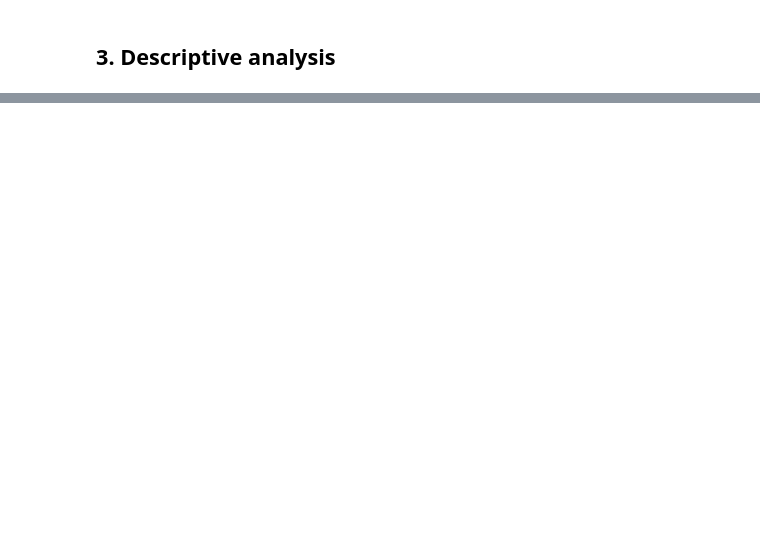
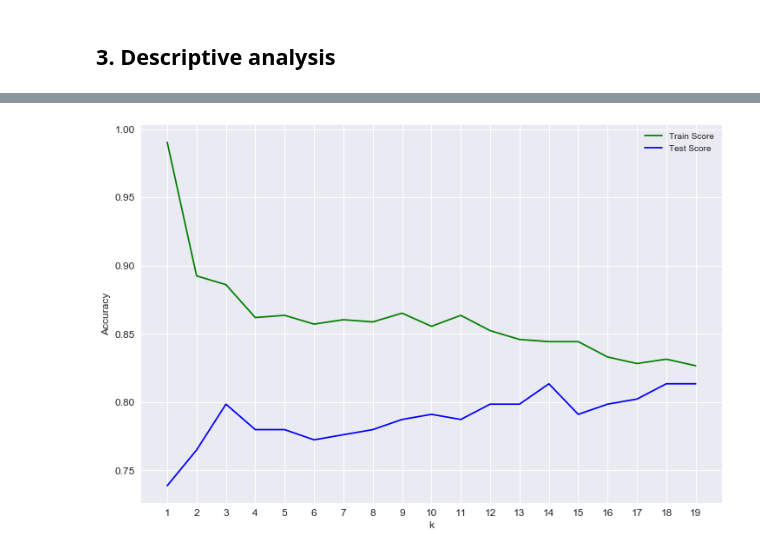
Before and after one commit to WilliamLiii/MachineLearningProject, a Jupyter notebook: Titanic/01_explore&clean.ipynb, the cells around one changed output, grey strips where cells are left out. Saved outputs shown, nothing was run; the diff lists cells and outputs as text; code cells hidden in the pictures; blank space fills up the shorter version.

```diff
--- a/Titanic/01_explore&clean.ipynb
+++ b/Titanic/01_explore&clean.ipynb
@@ -258,0 +227,4 @@ matplotlib.style.available
+# %%
+# convert data for calculation
+df_train = pd.get_dummies(raw_df_train, drop_first=True, columns=['Sex', 'Embarked', 'title'])
+df_test = pd.get_dummies(raw_df_test, drop_first=True, columns=['Sex', 'Embarked', 'title'])
@@ -258,0 +257,31 @@ matplotlib.style.available
+# %%
+# train test split with train_df for estimate purpose
+X = df_train.drop('Survived', axis=1)
+y = df_train['Survived']
+X_train, X_test, y_train, y_test = train_test_split(X, y, test_size=0.3, random_state=98)
+# %%
+# scale features
+scaler = MinMaxScaler()
+X_train_scaled = scaler.fit_transform(X_train)
+X_test_scaled = scaler.transform(X_test)
+# %%
+# warmup - knn classifier
+train_score_array = []
+test_score_array = []
+
+for k in range(1, 20):
+    knn = KNeighborsClassifier(n_neighbors=k)
+    knn.fit(X_train_scaled, y_train)
+    train_score_array.append(knn.score(X_train_scaled, y_train))
+    test_score_array.append(knn.score(X_test_scaled, y_test))
+
+x_axis = range(1, 20)
+plt.plot(x_axis, train_score_array, label='Train Score', c='g')
+plt.plot(x_axis, test_score_array, label='Test Score', c='b')
+plt.xlabel('k')
+plt.xticks(range(1,20))
+plt.ylabel('Accuracy')
+plt.legend()
+plt.show()
+# %% [output]
+[figure, added]
```
Also changed, not shown: parts of 27 cells of this notebook, 1 other file.
